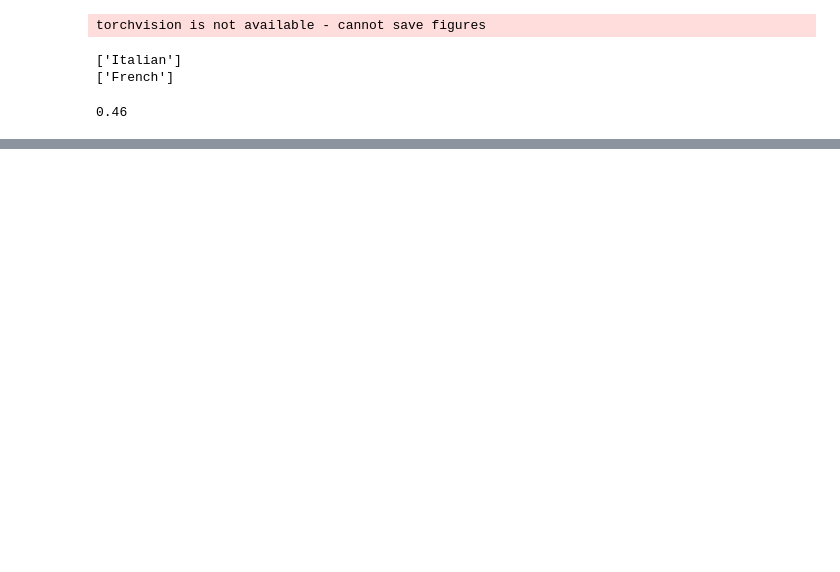
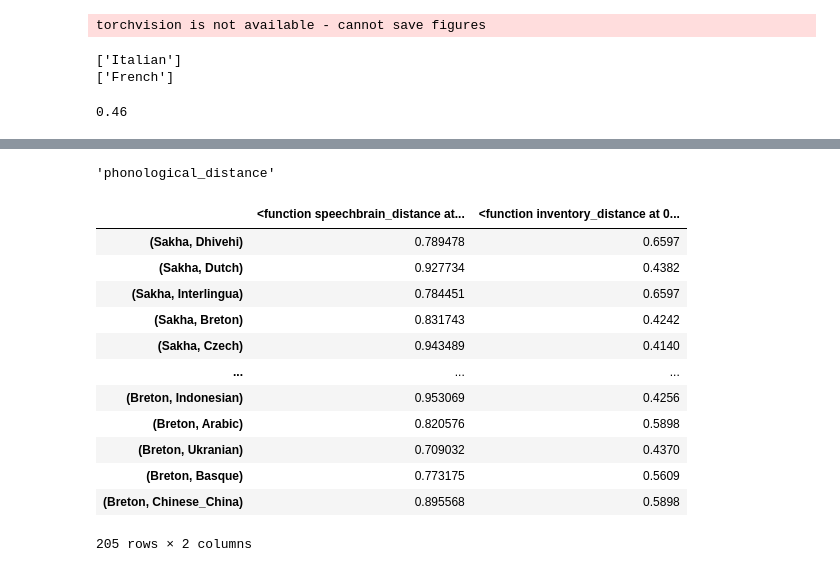
Before and after one commit to oadams/lang_dist_analysis, a Jupyter notebook: analysis.ipynb, the cells around one changed output, grey strips where cells are left out. Saved outputs shown, nothing was run; the diff lists cells and outputs as text; code cells hidden in the pictures; blank space fills up the shorter version.

```diff
--- a/analysis.ipynb
+++ b/analysis.ipynb
@@ -159,0 +240,4 @@ Sakha Tatar tensor(0.5703)
+# %%
+l2v.phonological_distance.__name__
+# %% [output]
+'phonological_distance'
@@ -159,0 +246,17 @@ Sakha Tatar tensor(0.5703)
+# %%
+df = similarity.distance_df([similarity.speechbrain_distance, l2v.inventory_distance])
+df
+# %% [output]
+|  | <function speechbrain_distance at... | <function inventory_distance at 0... |
+| (Sakha, Dhivehi) | 0.789478 | 0.6597 |
+| (Sakha, Dutch) | 0.927734 | 0.4382 |
+| (Sakha, Interlingua) | 0.784451 | 0.6597 |
+| (Sakha, Breton) | 0.831743 | 0.4242 |
+| (Sakha, Czech) | 0.943489 | 0.4140 |
+| ... | ... | ... |
+| (Breton, Indonesian) | 0.953069 | 0.4256 |
+| (Breton, Arabic) | 0.820576 | 0.5898 |
+| (Breton, Ukranian) | 0.709032 | 0.4370 |
+| (Breton, Basque) | 0.773175 | 0.5609 |
+| (Breton, Chinese_China) | 0.895568 | 0.5898 |
+205 rows × 2 columns
```
Also changed, not shown: parts of 28 cells of this notebook, 1 other file.
